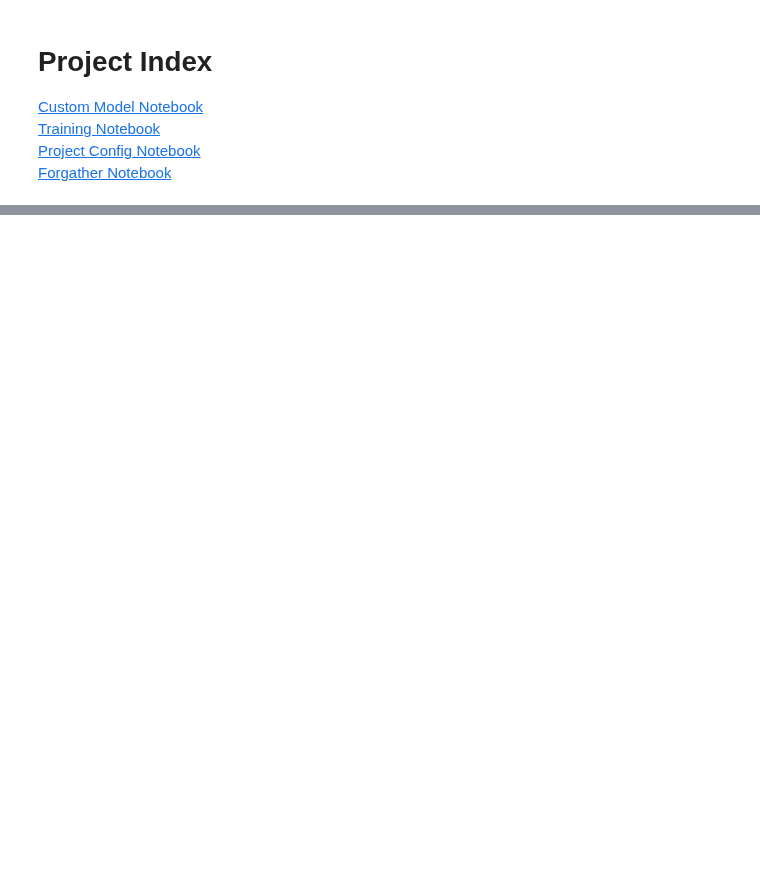
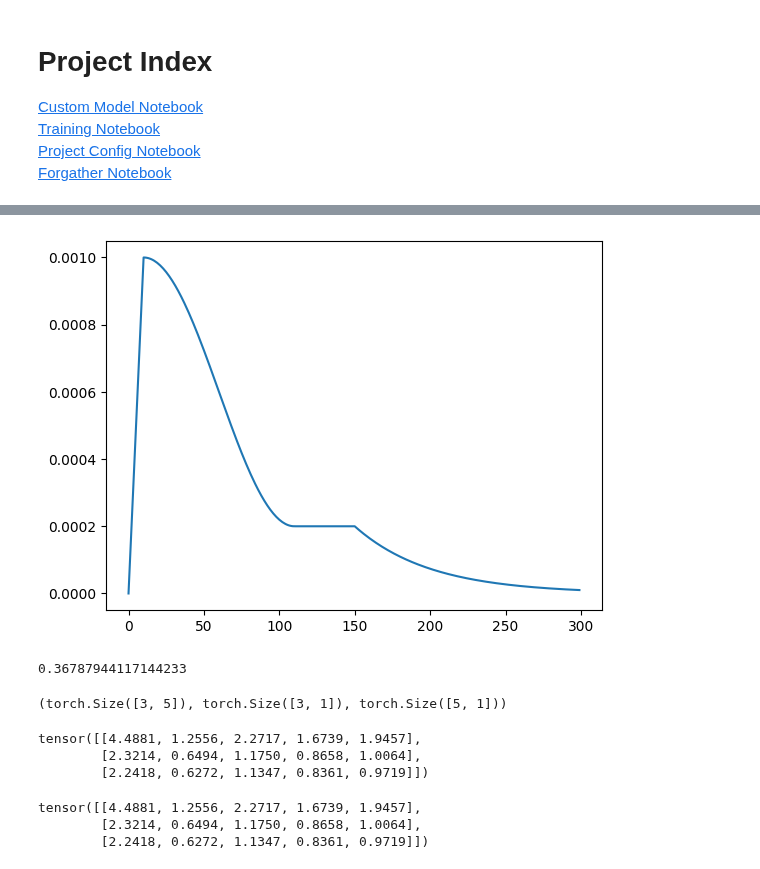
Before and after one commit to jdinalt/forgather, a Jupyter notebook: examples/trainers/optimizers/optimizers.ipynb, the cells around one changed output, grey strips where cells are left out. Drawn from its saved outputs; the diff is of its cells as text; code cells hidden in the pictures; blank space fills up the shorter version.

Commit message:
Big hairy checkpoint

```diff
--- a/examples/trainers/optimizers/optimizers.ipynb
+++ b/examples/trainers/optimizers/optimizers.ipynb
@@ -308,0 +355,42 @@ M_f
+# %%
+# https://arxiv.org/html/2503.02844v1
+# Beyond Cosine Decay: On the effectiveness of Infinite Learning Rate Schedule for Continual Pre-training
+
+lr_max = 1e-3
+warmup_steps = 10
+cooldown_steps = 100
+lr_constant = 2.0e-4
+
+
+p = torch.tensor(0.0, requires_grad=True)
+opt = torch.optim.SGD([p], lr=lr_max)
+#sch = torch.optim.lr_scheduler.PolynomialLR(opt, 10, 4)
+
+
+
+sch = InfiniteLearningRateSchedule(
+    opt,
+    warmup_steps,
+    cooldown_steps,
+    lr_constant,
+    tau=50,
+    min_lr=0.0,
+    checkpoint_step=150,
+)
+
+data = []
+for step in range(300):
+    lr = sch.get_last_lr()[0]
+    data.append(lr)
+    #print(lr)
+    sch.step()
+
+fig, ax = plt.subplots()
+ax.plot(data)
+plt.show()
+# %% [output]
+[figure, added]
+# %%
+math.exp(-150*150)
+# %% [output]
+0.36787944117144233
@@ -308,0 +399,31 @@ M_f
+# %%
+n = 3
+m = 5
+eps = 1e-30
+
+torch.manual_seed(42)
+G = torch.randn(n, m)
+n, m = G.shape
+ones_n = torch.ones(n, 1, device=G.device)
+ones_m = torch.ones(m, 1, device=G.device)
+G.shape, ones_n.shape, ones_m.shape
+# %% [output]
+(torch.Size([3, 5]), torch.Size([3, 1]), torch.Size([5, 1]))
+# %%
+R = (G**2 + eps * ones_n @ ones_m.T) @ ones_m
+C = ones_n.T @ (G**2 + eps * ones_n @ ones_m.T)
+V_hat = (R @ C) / (ones_n.T @ R)
+1. / torch.sqrt(V_hat)
+# %% [output]
+tensor([[4.4881, 1.2556, 2.2717, 1.6739, 1.9457],
+        [2.3214, 0.6494, 1.1750, 0.8658, 1.0064],
+        [2.2418, 0.6272, 1.1347, 0.8361, 0.9719]])
+# %%
+R = (G**2 + eps).sum(dim=1, keepdim=True)
+C = (G**2 + eps).sum(dim=0, keepdim=True)
+V_hat = (R @ C) / R.sum()
+1. / torch.sqrt(V_hat)
+# %% [output]
+tensor([[4.4881, 1.2556, 2.2717, 1.6739, 1.9457],
+        [2.3214, 0.6494, 1.1750, 0.8658, 1.0064],
+        [2.2418, 0.6272, 1.1347, 0.8361, 0.9719]])
```
Also changed, not shown: parts of 31 cells of this notebook, 55 other files.
